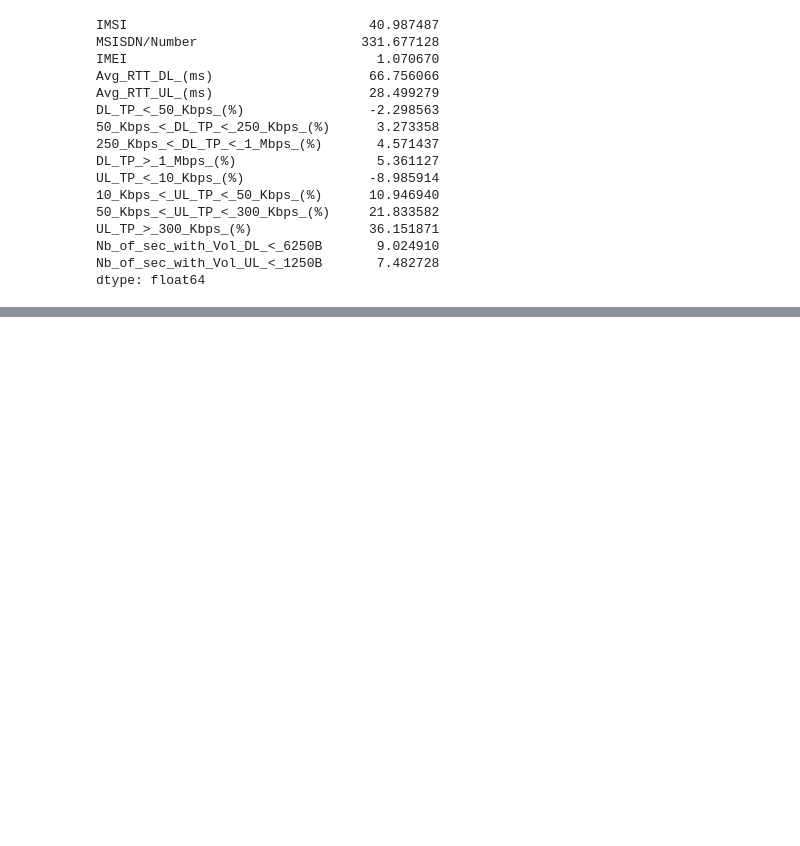
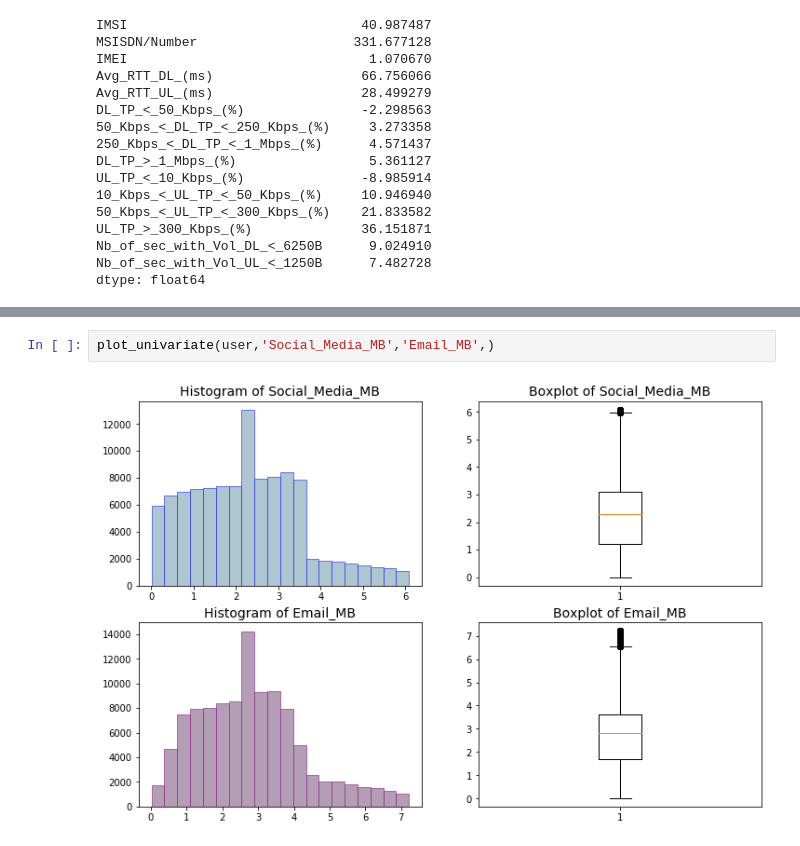
Before and after one commit to katenjoki/Telecom_Week1Challenge, a Jupyter notebook: OneDrive/Desktop/10Academy/Telecom_Week1Challenge/notebooks/week1.ipynb, the cells around one changed output, grey strips where cells are left out. Drawn from its saved outputs; the diff is of its cells as text; blank space fills up the shorter version.

```diff
--- a/OneDrive/Desktop/10Academy/Telecom_Week1Challenge/notebooks/week1.ipynb
+++ b/OneDrive/Desktop/10Academy/Telecom_Week1Challenge/notebooks/week1.ipynb
@@ -212,0 +453,4 @@ for i in column_names:
+# %%
+plot_univariate(user,'Social_Media_MB','Email_MB',)
+# %% [output]
+[figure, added]
```
Also changed, not shown: parts of 46 cells of this notebook.
